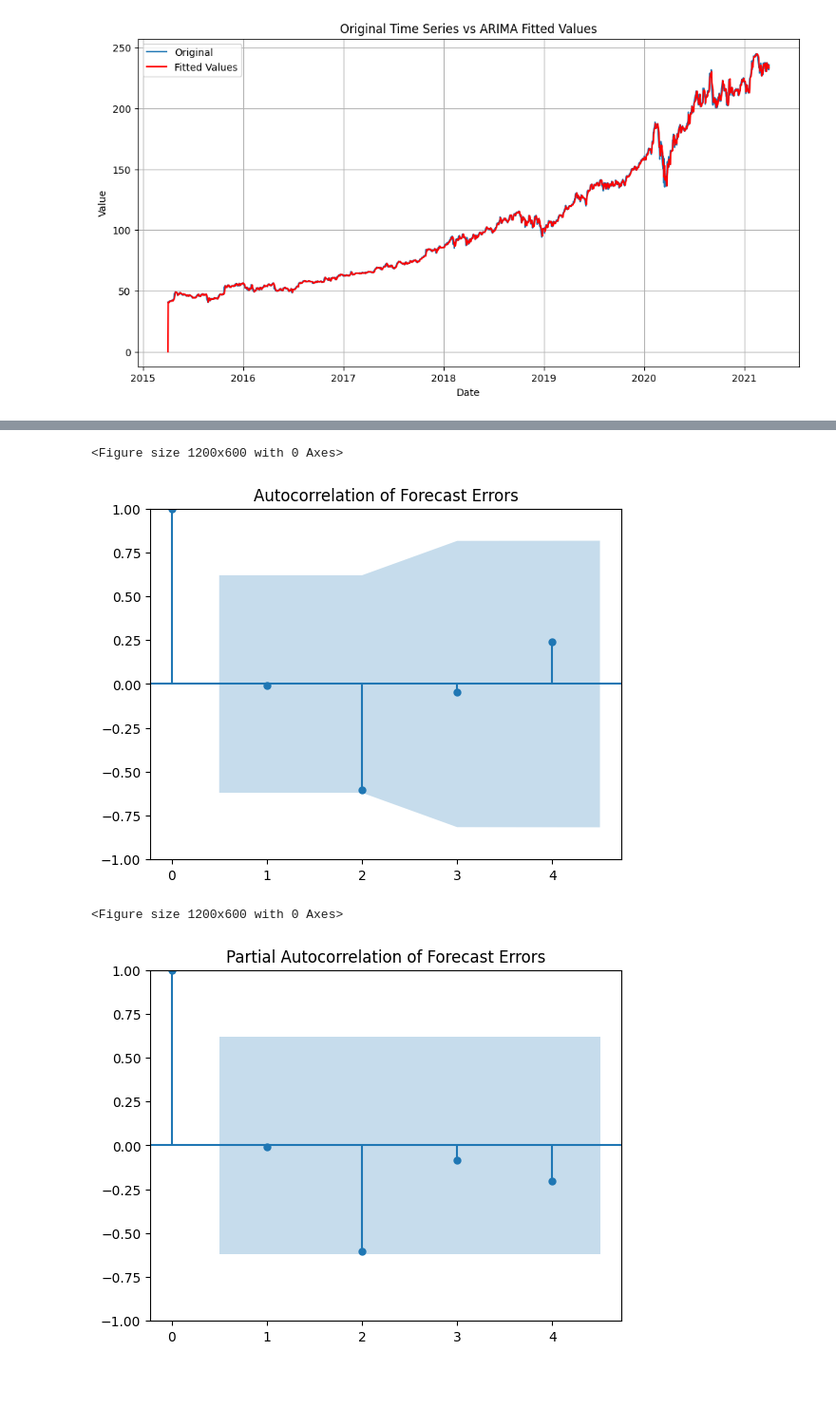
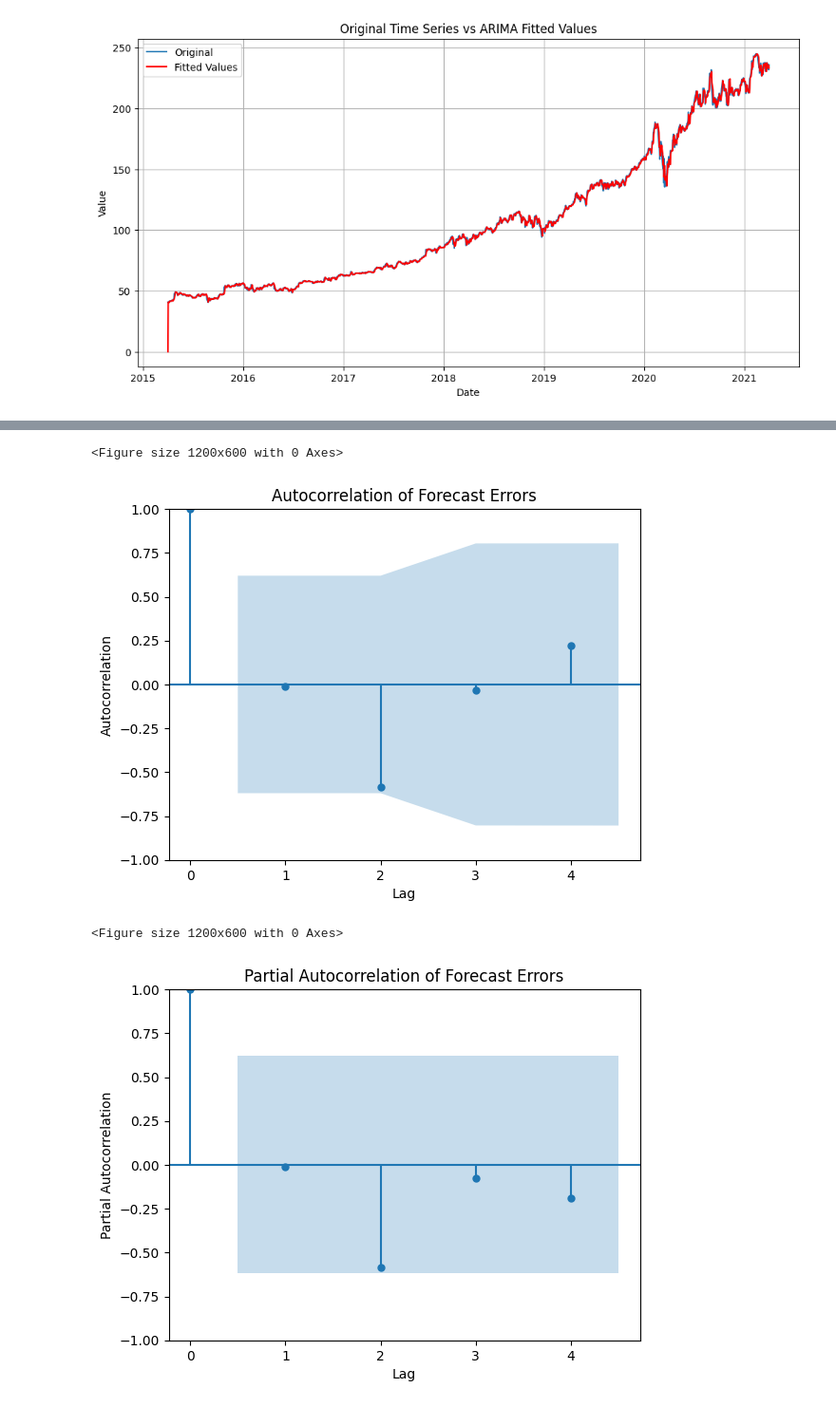
Before and after one commit to Midigan/Joint-CA2-Machine-Learning-for-Business, a Jupyter notebook: CA2 MLB and DV Integrated.ipynb, the cells around one changed output, grey strips where cells are left out. Shown: that part at 95% size. Saved outputs shown, nothing was run; the diff lists cells and outputs as text; code cells hidden in the pictures; blank space fills up the shorter version.

```diff
--- a/CA2 MLB and DV Integrated.ipynb
+++ b/CA2 MLB and DV Integrated.ipynb
@@ -261,5 +402,13 @@ Index(['Open', 'High', 'Low', 'Close', 'Volume'], dtype='object')
 # %%
+# using a start date based on findings to date '2019-04-01 16:00:00' onwards
+time_series = time_series.loc['2019-04-01 16:00:00':]
+
+# Fit the ARIMA model
+model = ARIMA(time_series, order=(1, 1, 0))
+results_ARIMA = model.fit()
+
 # Forecasting
+
 forecast_steps = 20 #Steps forward to forecast
 forecast_results = results_ARIMA.get_forecast(steps=forecast_steps)
 forecast = forecast_results.predicted_mean
@@ -276,6 +425,8 @@ plt.plot(forecast_index, forecast, label='Forecast')
 plt.fill_between(forecast_index, conf_int.iloc[:, 0], conf_int.iloc[:, 1], color='yellow', alpha=0.2)
 plt.legend()
 plt.title('Stock Price Forecast')
+plt.xlabel('Date')  # Add x-axis label
+plt.ylabel('Close Price')  # Add y-axis label
 plt.grid(True)
 plt.show()
 # %% [output]
@@ -378,15 +513,23 @@ Text(0.5, 1.0, 'Partial Autocorrelation Function')
 # %%
 # Calculate and plot the Autocorrelation
 plt.figure(figsize=(12,6))
 plot_acf(forecast_errors, lags=min(10, len(forecast_errors)//2 - 1), title='Autocorrelation of Forecast Errors')
+plt.gca().set_xlabel('Lag')  # Add x-axis label
+plt.gca().set_ylabel('Autocorrelation')  # Add y-axis label
 plt.show()
 
 # Calculate and plot the Partial Autocorrelation
 plt.figure(figsize=(12,6))
 plot_pacf(forecast_errors, lags=min(10, len(forecast_errors)//2 - 1), title='Partial Autocorrelation of Forecast Errors')
+plt.gca().set_xlabel('Lag')  # Add x-axis label
+plt.gca().set_ylabel('Partial Autocorrelation')  # Add y-axis label
 plt.show()
+
+# Print the forecast errors
+print("Forecast Errors:")
+print(forecast_errors)
 # %% [output]
 <Figure size 1200x600 with 0 Axes>
-[figure, old version]
+[figure, new version]
 <Figure size 1200x600 with 0 Axes>
-[figure, old version]
+[figure, new version]
```
Also changed, not shown: parts of 26 cells of this notebook, 1 other file.
